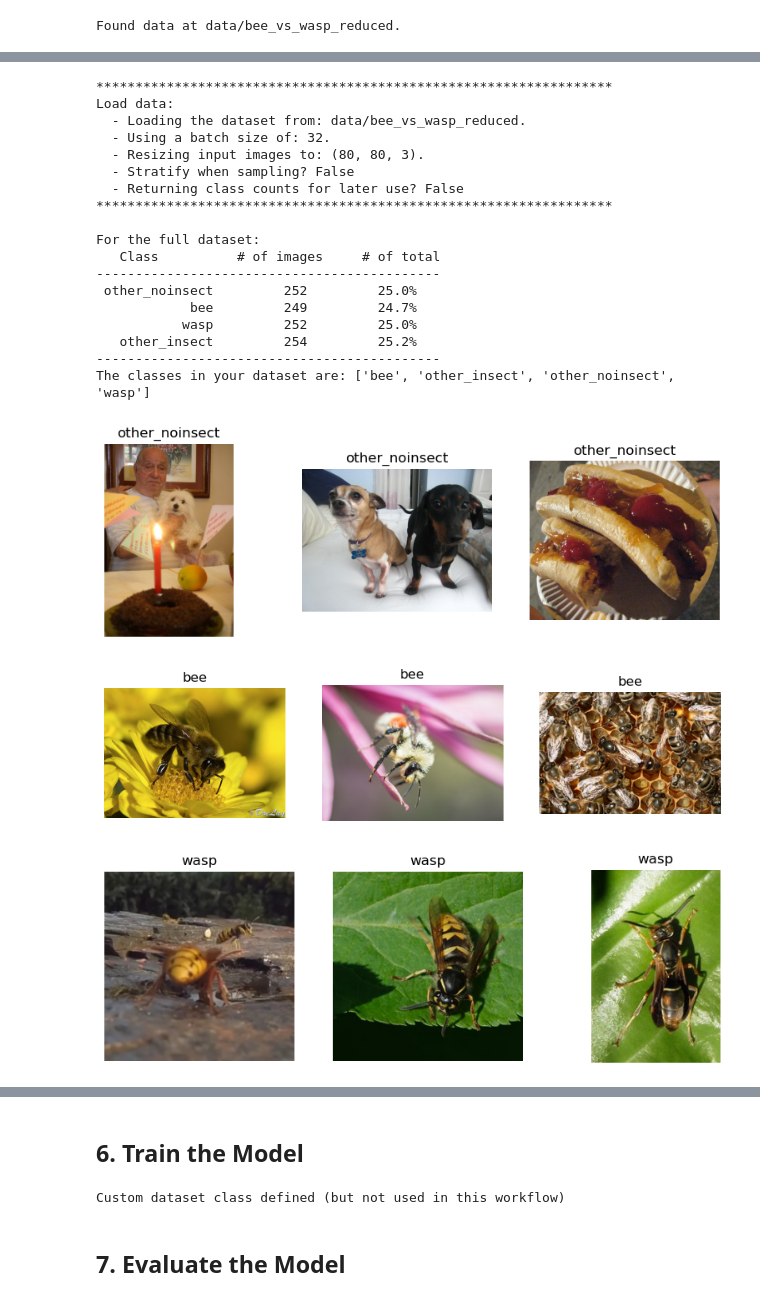
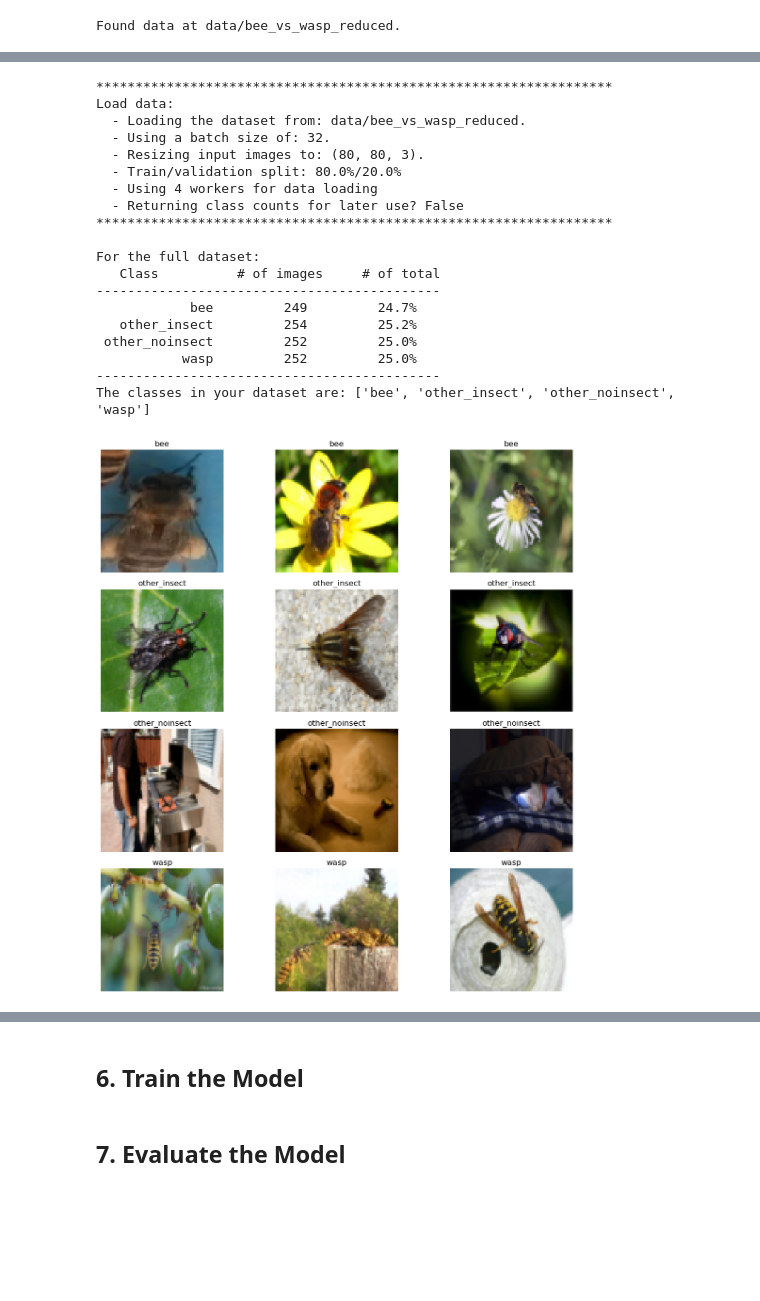
Before and after one commit to PracticumAI/computer_vision, a Jupyter notebook: 01.1_bees_vs_wasps.ipynb, the cells around one changed output, grey strips where cells are left out. Saved outputs shown, nothing was run; the diff lists cells and outputs as text; code cells hidden in the pictures; blank space fills up the shorter version.

Commit message:
Add lightning info

```diff
--- a/01.1_bees_vs_wasps.ipynb
+++ b/01.1_bees_vs_wasps.ipynb
@@ -97,0 +115,17 @@ Found data at data/bee_vs_wasp_reduced.
+# %%
+# Set the number of workers to use for data loading
+num_workers = None  # To manually set the number of workers, change this to an integer
+
+if num_workers is None:
+    # If Slurm is being used, set the number of workers to a Slurm-provided value.
+    # If Slurm is not being used, set the number of workers to the number of available CPU cores.
+    if os.getenv("SLURM_CPUS_PER_TASK") is not None:
+        num_workers = int(os.getenv("SLURM_CPUS_PER_TASK"))
+    elif os.getenv("SLURM_NTASKS_PER_NODE") is not None:
+        num_workers = int(os.getenv("SLURM_NTASKS_PER_NODE"))
+    elif os.getenv("SLURM_NTASKS") is not None:
+        num_workers = int(os.getenv("SLURM_NTASKS"))
+    else:
+        num_workers = os.cpu_count()
+
+print(f"Using {num_workers} workers for data loading.")
@@ -126,27 +148,31 @@ This cell shows an alternative way to create a custom dataset class if needed fo
 # %%
-# Use the function from helpers_01 directly
-data_train, data_valid = helpers_01.load_display_data(
-    data_path, batch_size=32, shape=(80,80,3), show_pictures=True
+# Use the Lightning DataModule from helpers_01
+data_module = helpers_01.load_display_data(
+    data_path,
+    batch_size=32,
+    shape=(80, 80, 3),
+    show_pictures=True,
+    train_split=0.8,  # 80% train, 20% validation
+    num_workers=num_workers     # Number of workers for data loading
 )
 # %% [output]
 ******************************************************************
 Load data:
   - Loading the dataset from: data/bee_vs_wasp_reduced.
   - Using a batch size of: 32.
   - Resizing input images to: (80, 80, 3).
-  - Stratify when sampling? False
+  - Train/validation split: 80.0%/20.0%
+  - Using 4 workers for data loading
   - Returning class counts for later use? False
 ******************************************************************
 
 For the full dataset:
    Class          # of images     # of total
 --------------------------------------------
+            bee         249         24.7%
+   other_insect         254         25.2%
  other_noinsect         252         25.0%
-            bee         249         24.7%
            wasp         252         25.0%
-   other_insect         254         25.2%
 --------------------------------------------
 The classes in your dataset are: ['bee', 'other_insect', 'other_noinsect', 'wasp']
-[figure, old version]
+[figure, new version]
-[figure, removed]
-[figure, removed]
@@ -154,37 +179,5 @@ The classes in your dataset are: ['bee', 'other_insect', 'other_noinsect', 'wasp
 # %% [markdown]
 ## 6. Train the Model
-# %%
-# This is optional - just showing how to create a custom dataset
-# We're using the data loaders from helpers_01.load_display_data() above
-
-class BeeWaspDataset(Dataset):
-    def __init__(self, data_path, transform=None):
-        self.data_path = Path(data_path)
-        self.transform = transform
-        self.images = []
-        self.labels = []
-
-        # Get class names and build file lists
-        self.class_names = [item.name for item in self.data_path.iterdir() if item.is_dir()]
-        for idx, class_name in enumerate(self.class_names):
-            class_path = self.data_path / class_name
-            class_files = [img for img in class_path.iterdir() if img.is_file()]
-            self.images.extend([str(img) for img in class_files])
-            self.labels.extend([idx] * len(class_files))
-
-    def __len__(self):
-        return len(self.images)
-
-    def __getitem__(self, idx):
-        image = Image.open(self.images[idx]).convert('RGB')
-        label = self.labels[idx]
-        if self.transform:
-            image = self.transform(image)
-        return image, label
-
-print("Custom dataset class defined (but not used in this workflow)")
-# %% [output]
-Custom dataset class defined (but not used in this workflow)
 # %% [markdown]
 ## 7. Evaluate the Model
 # %%
```
Also changed, not shown: parts of 12 cells of this notebook, 1 other file.
